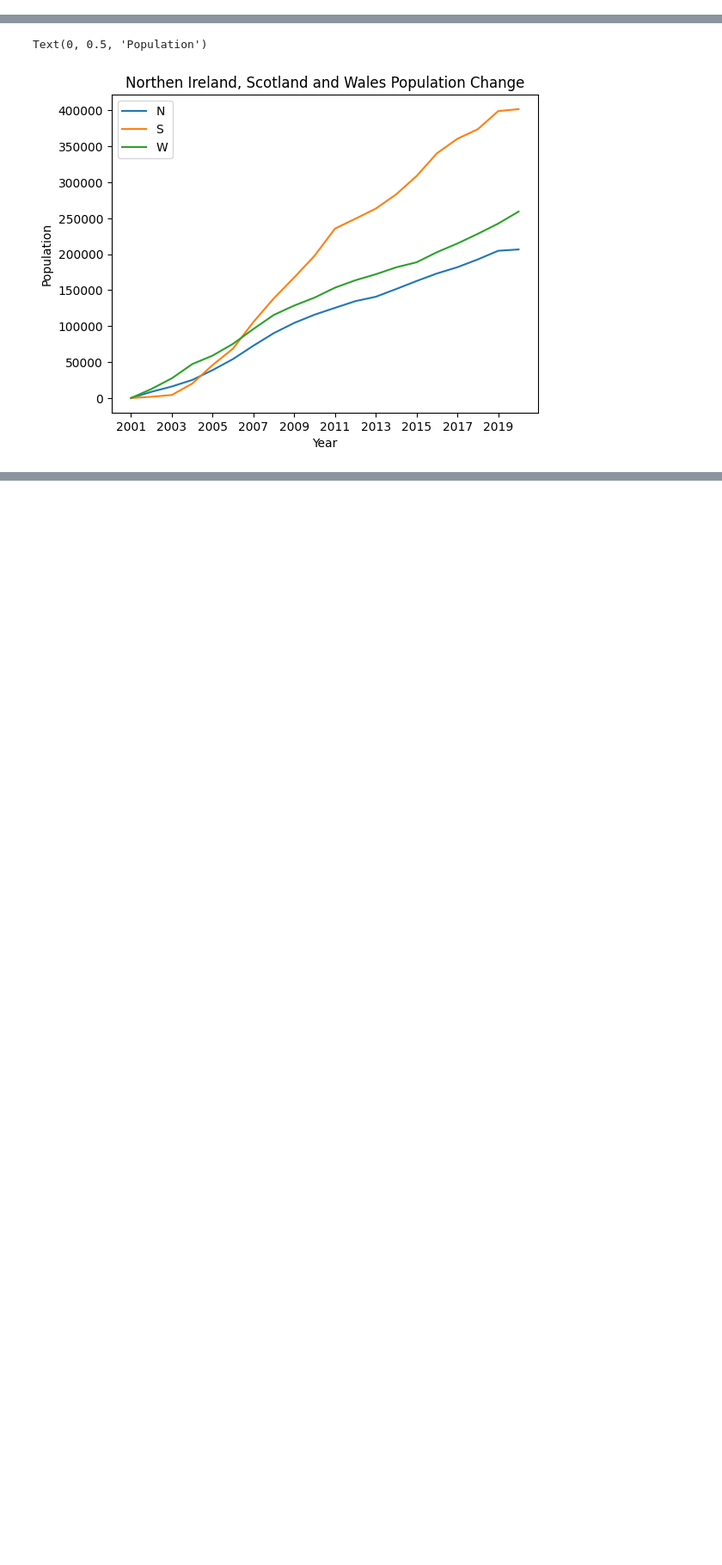
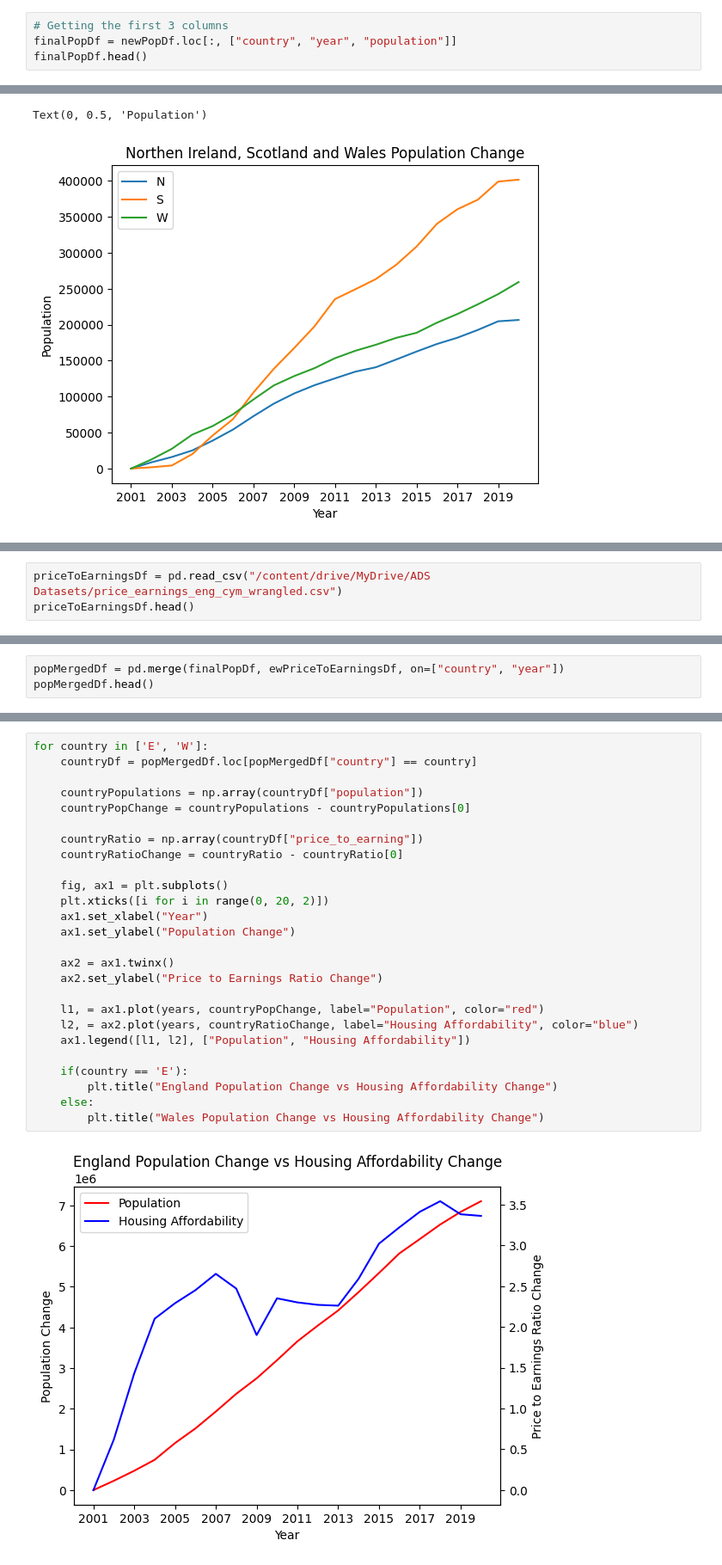
Before and after one commit to qa21336/HousingStatisticsAnalysis-, a Jupyter notebook: src/populationDataWrangling_mountDrive.ipynb, the cells around one changed output, grey strips where cells are left out. Shown at 86% size. Saved outputs shown, nothing was run; the diff lists cells and outputs as text; blank space fills up the shorter version.

Commit message:
Merged my population dataset with house price to earnings ratio dataset. Plus some nice plots.

```diff
--- a/src/populationDataWrangling_mountDrive.ipynb
+++ b/src/populationDataWrangling_mountDrive.ipynb
@@ -104,3 +104,7 @@ newPopDf
 | 78 | W | 2019 | 3152879 | 175899 | 184524 | 215332 | ... |
 | 79 | W | 2020 | 3169586 | 175899 | 184524 | 215332 | ... |
 80 rows × 23 columns
+# %%
+# Getting the first 3 columns
+finalPopDf = newPopDf.loc[:, ["country", "year", "population"]]
+finalPopDf.head()
@@ -199,0 +213,3 @@ Text(0, 0.5, 'Population')
+# %%
+priceToEarningsDf = pd.read_csv("/content/drive/MyDrive/ADS Datasets/price_earnings_eng_cym_wrangled.csv")
+priceToEarningsDf.head()
@@ -199,0 +274,3 @@ Text(0, 0.5, 'Population')
+# %%
+popMergedDf = pd.merge(finalPopDf, ewPriceToEarningsDf, on=["country", "year"])
+popMergedDf.head()
@@ -199,0 +286,28 @@ Text(0, 0.5, 'Population')
+# %%
+for country in ['E', 'W']:
+    countryDf = popMergedDf.loc[popMergedDf["country"] == country]
+
+    countryPopulations = np.array(countryDf["population"])
+    countryPopChange = countryPopulations - countryPopulations[0]
+
+    countryRatio = np.array(countryDf["price_to_earning"])
+    countryRatioChange = countryRatio - countryRatio[0]
+
+    fig, ax1 = plt.subplots()
+    plt.xticks([i for i in range(0, 20, 2)])
+    ax1.set_xlabel("Year")
+    ax1.set_ylabel("Population Change")
+
+    ax2 = ax1.twinx()
+    ax2.set_ylabel("Price to Earnings Ratio Change")
+
+    l1, = ax1.plot(years, countryPopChange, label="Population", color="red")
+    l2, = ax2.plot(years, countryRatioChange, label="Housing Affordability", color="blue")
+    ax1.legend([l1, l2], ["Population", "Housing Affordability"])
+
+    if(country == 'E'):
+        plt.title("England Population Change vs Housing Affordability Change")
+    else:
+        plt.title("Wales Population Change vs Housing Affordability Change")
+# %% [output]
+[figure, added]
```
Also changed, not shown: parts of 11 cells of this notebook.
